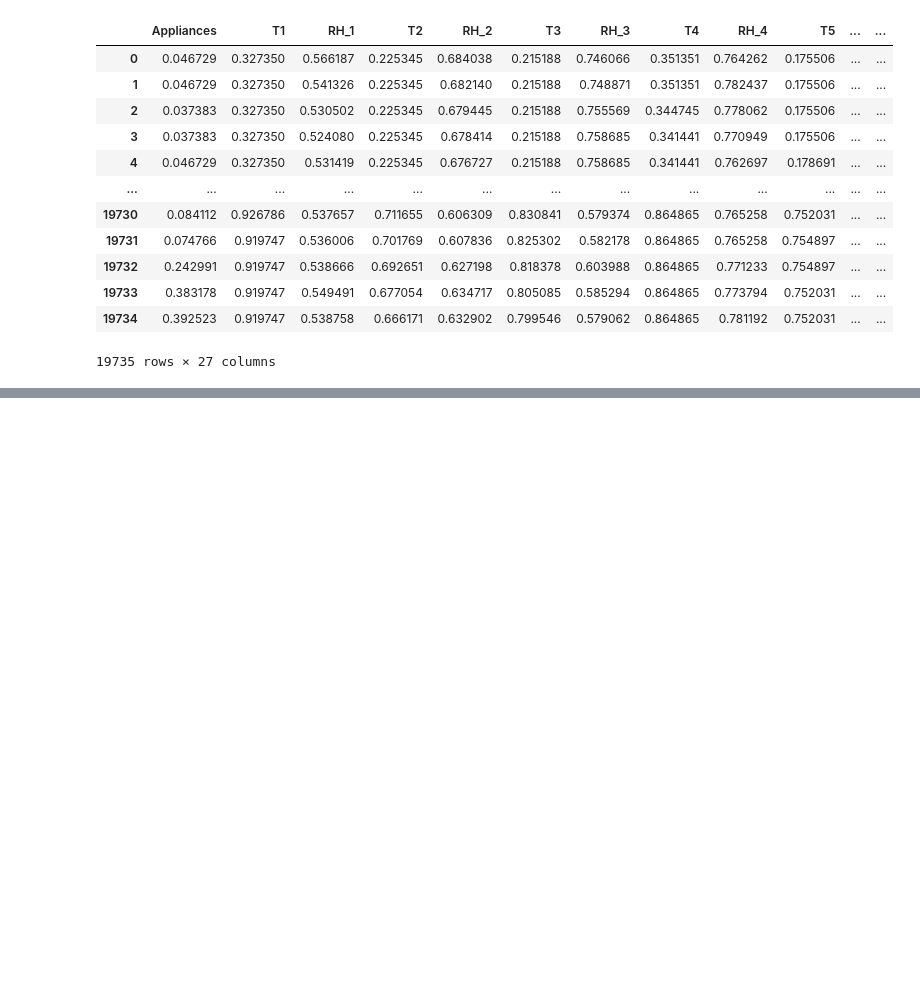
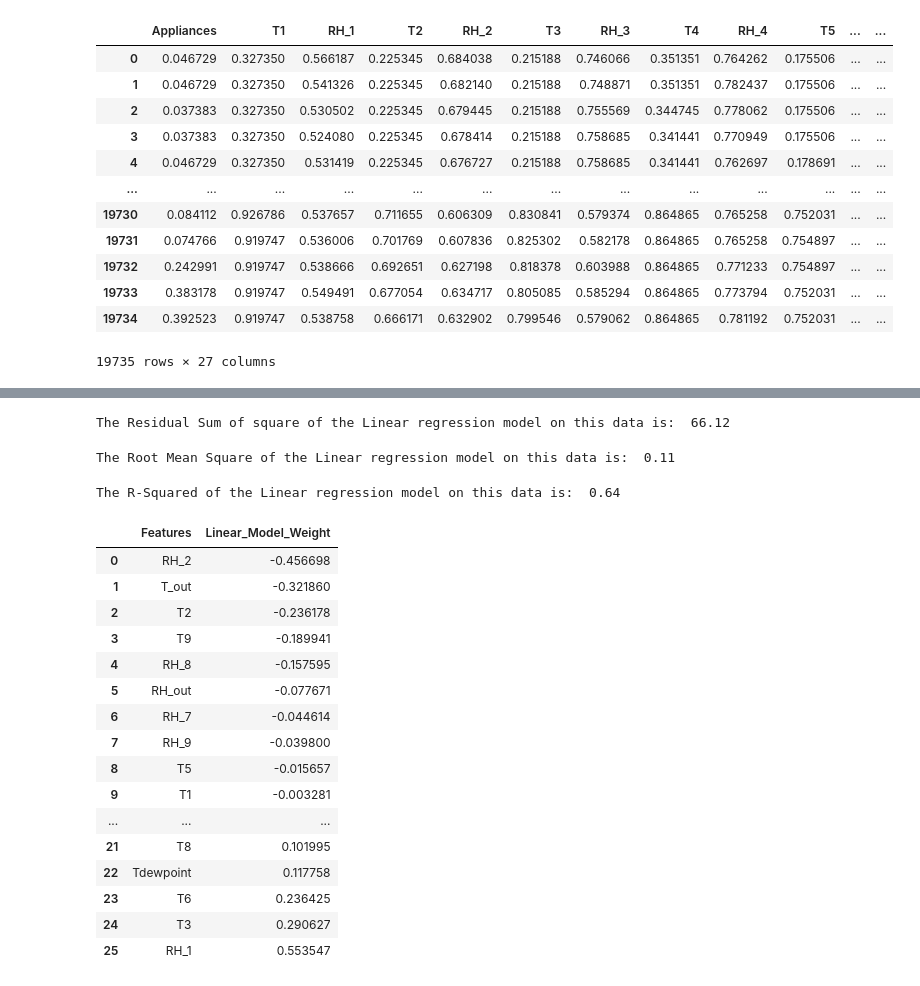
Before and after one commit to 1234-Ariel-code/HAMOYE-DATA-SCIENCE-INTERNSHIP, a Jupyter notebook: Stage B/Graded Quiz/Notebook-Stage-B_Ariel-Ghislain-KEMOGNE-KAMDOUM.ipynb, the cells around one changed output, grey strips where cells are left out. Saved outputs shown, nothing was run; the diff lists cells and outputs as text; code cells hidden in the pictures; blank space fills up the shorter version.

```diff
--- a/Stage B/Graded Quiz/Notebook-Stage-B_Ariel-Ghislain-KEMOGNE-KAMDOUM.ipynb
+++ b/Stage B/Graded Quiz/Notebook-Stage-B_Ariel-Ghislain-KEMOGNE-KAMDOUM.ipynb
@@ -286,0 +472,14 @@ final_weights
+# %%
+X = Features['T2'].values.reshape(-1,1)
+y = Features['T6'].values.reshape(-1,1)
+#Now, we split our dataset into the training and testing dataset. Recall that we had earlier segmented the features and target variables.
+from sklearn.model_selection import train_test_split
+from sklearn.metrics import accuracy_score
+x_train, x_test, y_train, y_test = train_test_split(X, y, test_size=0.3, random_state=42)
+# %%
+from sklearn.linear_model import LinearRegression
+linear_model = LinearRegression()
+#fit the model to the training dataset
+linear_model.fit(x_train, y_train)
+#obtain predictions
+predictions = linear_model.predict(x_test)
@@ -286,0 +498,61 @@ final_weights
+# %%
+import numpy as np
+rss = np.sum(np.square(y_test - predictions))
+round(rss, 3)    #prints 1.823
+print('The Residual Sum of square of the Linear regression model on this data is: ', round(rss, 2))
+# %% [output]
+The Residual Sum of square of the Linear regression model on this data is:  66.12
+# %%
+from sklearn.metrics import  mean_squared_error
+rmse = np.sqrt(mean_squared_error(y_test, predictions))
+print('The Root Mean Square of the Linear regression model on this data is: ', round(rmse, 2))
+# %% [output]
+The Root Mean Square of the Linear regression model on this data is:  0.11
+# %%
+from sklearn.metrics import r2_score
+r2_score = linear_model.score(X, y)
+print('The R-Squared of the Linear regression model on this data is: ', round(r2_score, 2))
+# %% [output]
+The R-Squared of the Linear regression model on this data is:  0.64
+# %%
+#Now, we split our dataset into the training and testing dataset. Recall that we had earlier segmented the features and target variables.
+from sklearn.model_selection import train_test_split
+from sklearn.metrics import accuracy_score
+x_train, x_test, y_train, y_test = train_test_split(Features, Target, test_size=0.3, random_state=42)
+
+
+#comparing the effects of regularisation
+def get_weights_df(model, feat, col_name):
+  #this function returns the weight of every feature
+  weights = pd.Series(model.coef_, feat.columns).sort_values()
+  weights_df = pd.DataFrame(weights).reset_index()
+  weights_df.columns = ['Features', col_name]
+  weights_df[col_name].round(3)
+  return weights_df
+
+linear_model_weights = get_weights_df(linear_model, x_train, 'Linear_Model_Weight')
+#ridge_weights_df = get_weights_df(ridge_reg, x_train, 'Ridge_Weight')
+#lasso_weights_df = get_weights_df(lasso_reg, x_train, 'Lasso_weight')
+
+#final_weights = pd.merge(linear_model_weights, ridge_weights_df, on='Features')
+#final_weights = pd.merge(final_weights, lasso_weights_df, on='Features')
+# %%
+linear_model_weights
+# %% [output]
+|  | Features | Linear_Model_Weight |
+| 0 | RH_2 | -0.456698 |
+| 1 | T_out | -0.321860 |
+| 2 | T2 | -0.236178 |
+| 3 | T9 | -0.189941 |
+| 4 | RH_8 | -0.157595 |
+| 5 | RH_out | -0.077671 |
+| 6 | RH_7 | -0.044614 |
+| 7 | RH_9 | -0.039800 |
+| 8 | T5 | -0.015657 |
+| 9 | T1 | -0.003281 |
+| ... | ... | ... |
+| 21 | T8 | 0.101995 |
+| 22 | Tdewpoint | 0.117758 |
+| 23 | T6 | 0.236425 |
+| 24 | T3 | 0.290627 |
+| 25 | RH_1 | 0.553547 |
```
Also changed, not shown: parts of 56 cells of this notebook.
